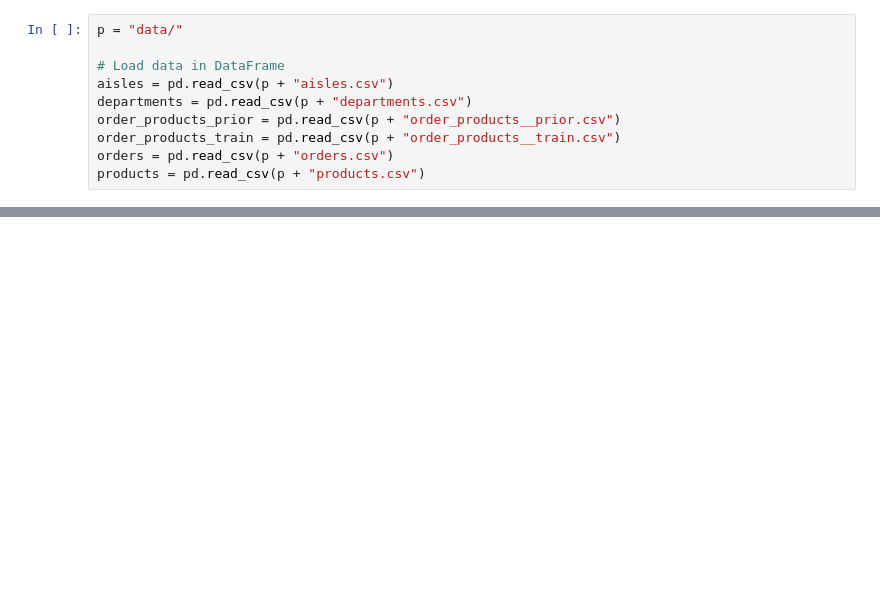
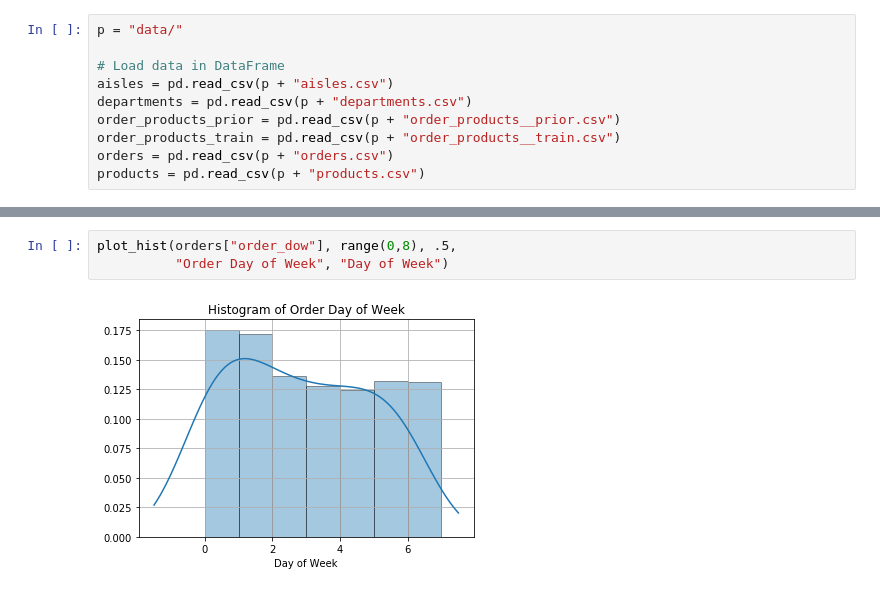
Before and after one commit to antonio-gor/Instacart-Data-Analysis, a Jupyter notebook: instacart_analysis.ipynb, the cells around one changed output, grey strips where cells are left out. Saved outputs shown, nothing was run; the diff lists cells and outputs as text; blank space fills up the shorter version.

```diff
--- a/instacart_analysis.ipynb
+++ b/instacart_analysis.ipynb
@@ -78,0 +133,5 @@ plt.hist(orders["order_hour_of_day"][0:500], edgecolor='black', bins=range(0,22)
+# %%
+plot_hist(orders["order_dow"], range(0,8), .5,
+          "Order Day of Week", "Day of Week")
+# %% [output]
+[figure, added]
```
Also changed, not shown: parts of 9 cells of this notebook, 1 other file.
